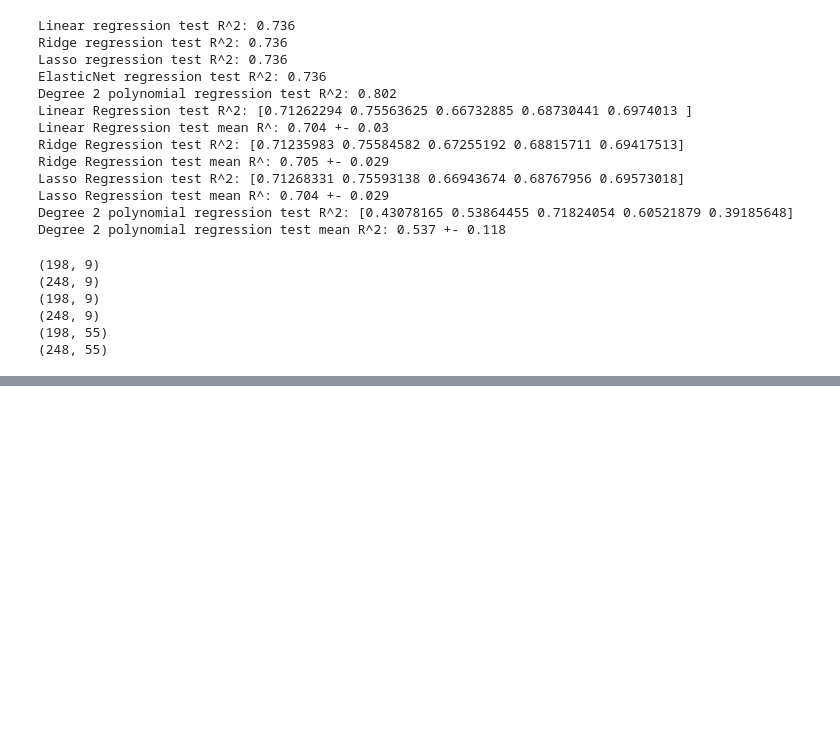
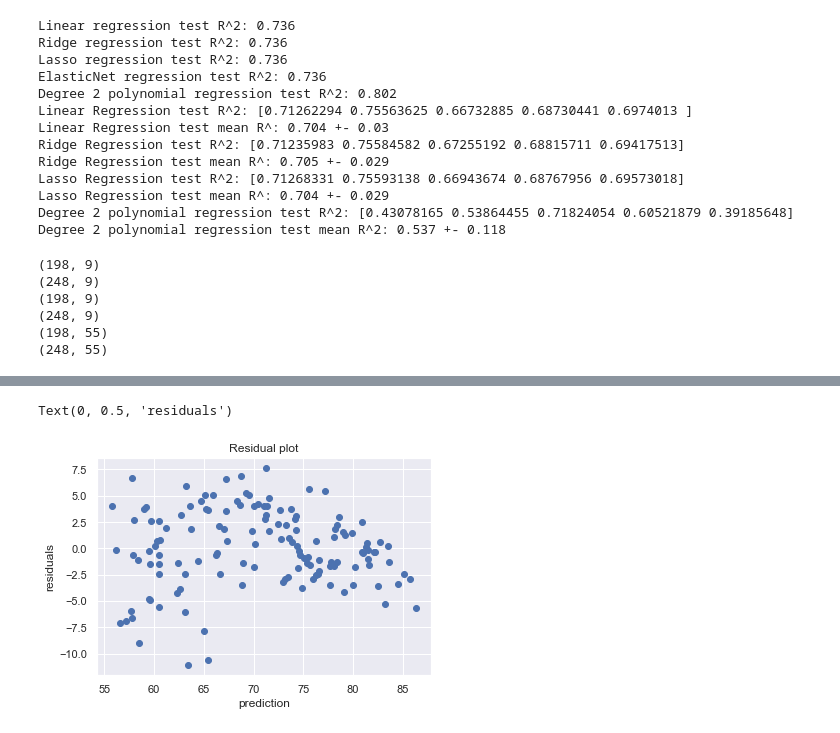
Before and after one commit to JNYH/Project-Luther, a Jupyter notebook: Life_Expectancy.ipynb, the cells around one changed output, grey strips where cells are left out. Cells and saved outputs as stored; diff of their text form; code cells hidden in the pictures; blank space fills up the shorter version.

```diff
--- a/Life_Expectancy.ipynb
+++ b/Life_Expectancy.ipynb
@@ -1398 +1389,11 @@ plt.savefig("diagnostics.svg")
+# %%
+# Plot the residuals (without null fields, only 136 rows of data)
+plt.figure(figsize=(6,4))
+plt.scatter(results.predict(), results.resid)
+plt.title("Residual plot")
+plt.xlabel("prediction")
+plt.ylabel("residuals")
+# %% [output]
+Text(0, 0.5, 'residuals')
+[figure, added]
 # %%
```
Also changed, not shown: parts of 63 cells of this notebook.
